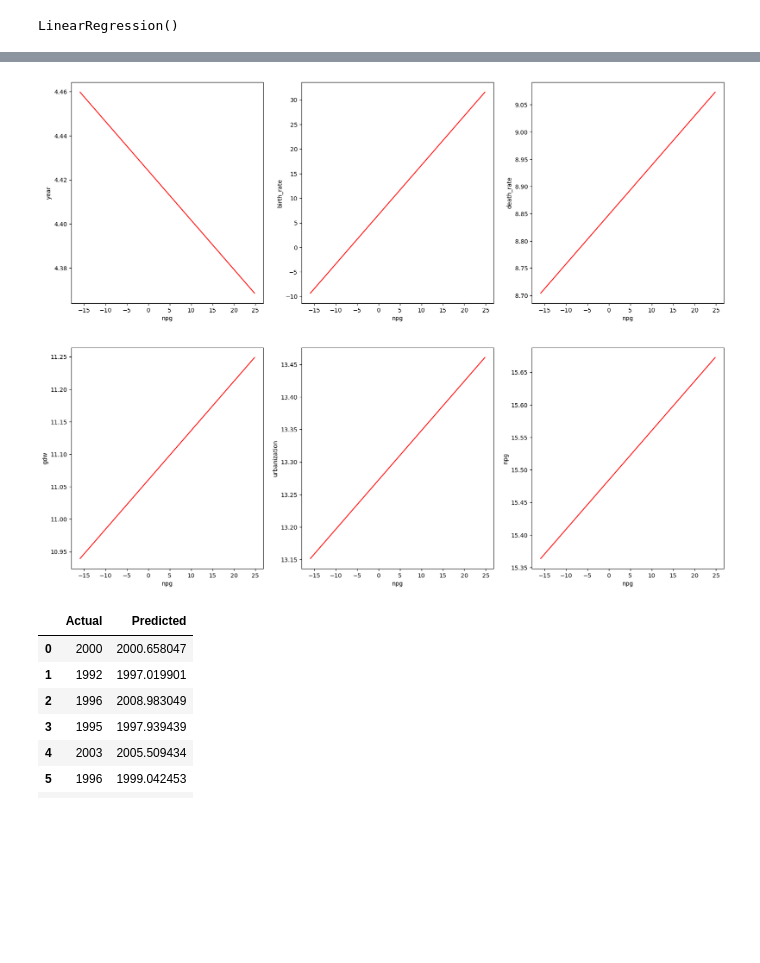
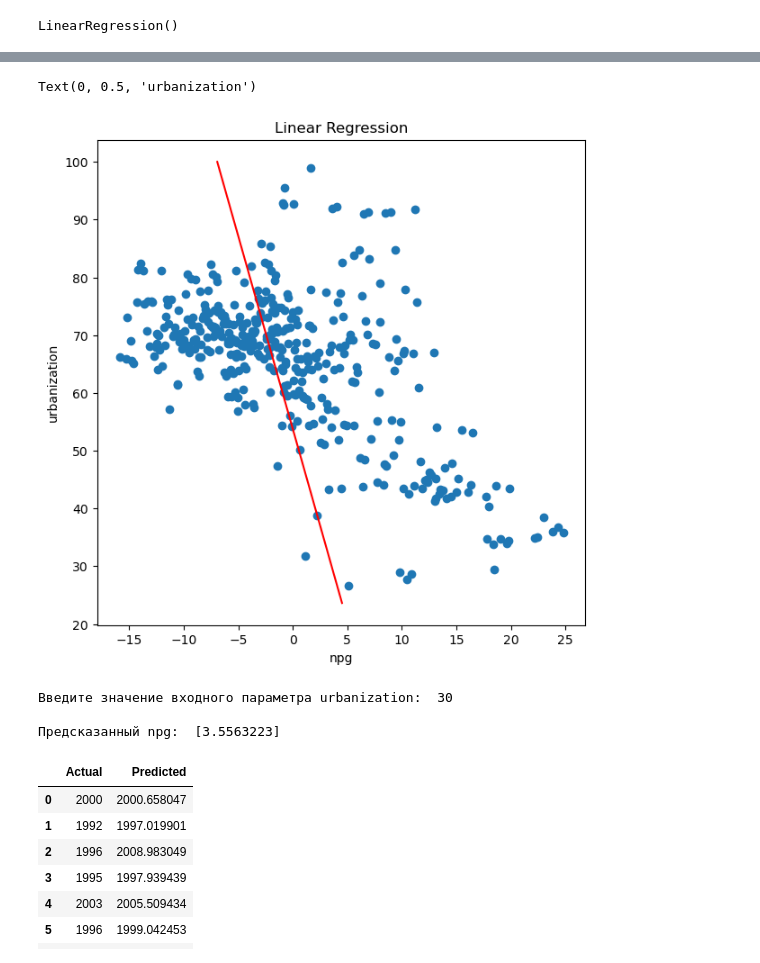
Before and after one commit to ArinaFedotova/APL.lab4, a Jupyter notebook: lab4.ipynb, the cells around one changed output, grey strips where cells are left out. Drawn from its saved outputs; the diff is of its cells as text; code cells hidden in the pictures; blank space fills up the shorter version.

```diff
--- a/lab4.ipynb
+++ b/lab4.ipynb
@@ -47,4 +94,9 @@ y = df['npg'].values
 # %%
-from sklearn.impute import SimpleImputer
-imputer = SimpleImputer(missing_values=np.nan, strategy='mean')
-X = imputer.fit_transform(X)
+# from sklearn.impute import SimpleImputer
+# imputer = SimpleImputer(missing_values=np.nan, strategy='mean')
+# X = imputer.fit_transform(X)
+# X[np.isnan(X)] = np.nanmean(X)
+# y[np.isnan(y)] = np.nanmean(y)
+# print(X)
+# print(y)
+print(len(X), len(y))
@@ -94,0 +140,4 @@ d
+# %%
+regressor = LinearRegression().fit(X, y)
+df_urb_npg['predicted'] = regressor.predict(X)
+df_urb_npg
@@ -127,28 +188,35 @@ regressor.intercept_
 # %%
-rows, cols = 2, 3
-fig, axs = plt.subplots(rows, cols, figsize=(20, 15))
+column_names = df_urb_npg.columns
 
-col_name = ['year', 'birth_rate', 'death_rate', 'gdw', 'urbanization', 'npg']
-reg_coef = regressor.coef_.tolist()
-reg_coef.append(0)
-count = 0
-y_lr = [regressor.intercept_ + reg_coef[count] * x[x_ind] for x_ind in range(len(x))]
-for i in range(rows):
-    for j in range(cols):
-        urban_mean = df.groupby(by = 'npg')[col_name[count]].mean()
-        x = list(urban_mean.index.tolist())
-        y = list(urban_mean.tolist())
-        # axs[i][j].scatter(x, y, color='b', label='Actual')
-        for x_ind in range(len(x)):
-            y_lr[x_ind] += reg_coef[count] * x[x_ind] + regressor.intercept_
-        axs[i][j].plot(x, y_lr, color = 'red')
-        axs[i][j].set_xlabel('npg')
-        axs[i][j].set_ylabel(col_name[count])
-        count+=1
+df_urb_npg = pd.DataFrame(df_urb_npg, columns=column_names).sort_values(by = 'predicted')
+df_urb_npg.reset_index(drop=True, inplace=True)
+df_urb_npg = pd.DataFrame(df_urb_npg.groupby(['urbanization'], as_index=False).median())
 
-plt.show()
+plt.figure(figsize=(7, 7))
+
+urban_mean = df_urb_npg.groupby(by = 'npg')['urbanization'].mean()
+x = list(urban_mean.index.tolist())
+y = list(urban_mean.tolist())
+plt.scatter(x, y)
+
+urban_mean = df_urb_npg.groupby(by = 'predicted')['urbanization'].mean()
+x = list(urban_mean.index.tolist())
+y = list(urban_mean.tolist())
+plt.plot(x, y, color = 'red')
+
+plt.title("Linear Regression")
+plt.xlabel('npg')
+plt.ylabel('urbanization')
 # %% [output]
+Text(0, 0.5, 'urbanization')
-[figure, old version]
+[figure, new version]
+# %%
+new_value = [[]]
+print("\nПредсказанный npg: ", regressor.predict([[float(input("\nВведите значение входного параметра " + 'urbanization' + ": "))]]))
+# %% [output]
+Введите значение входного параметра urbanization:  30
+
+Предсказанный npg:  [3.5563223]
 # %%
 df.head(10)
 # %% [output]
```
Also changed, not shown: parts of 15 cells of this notebook.
